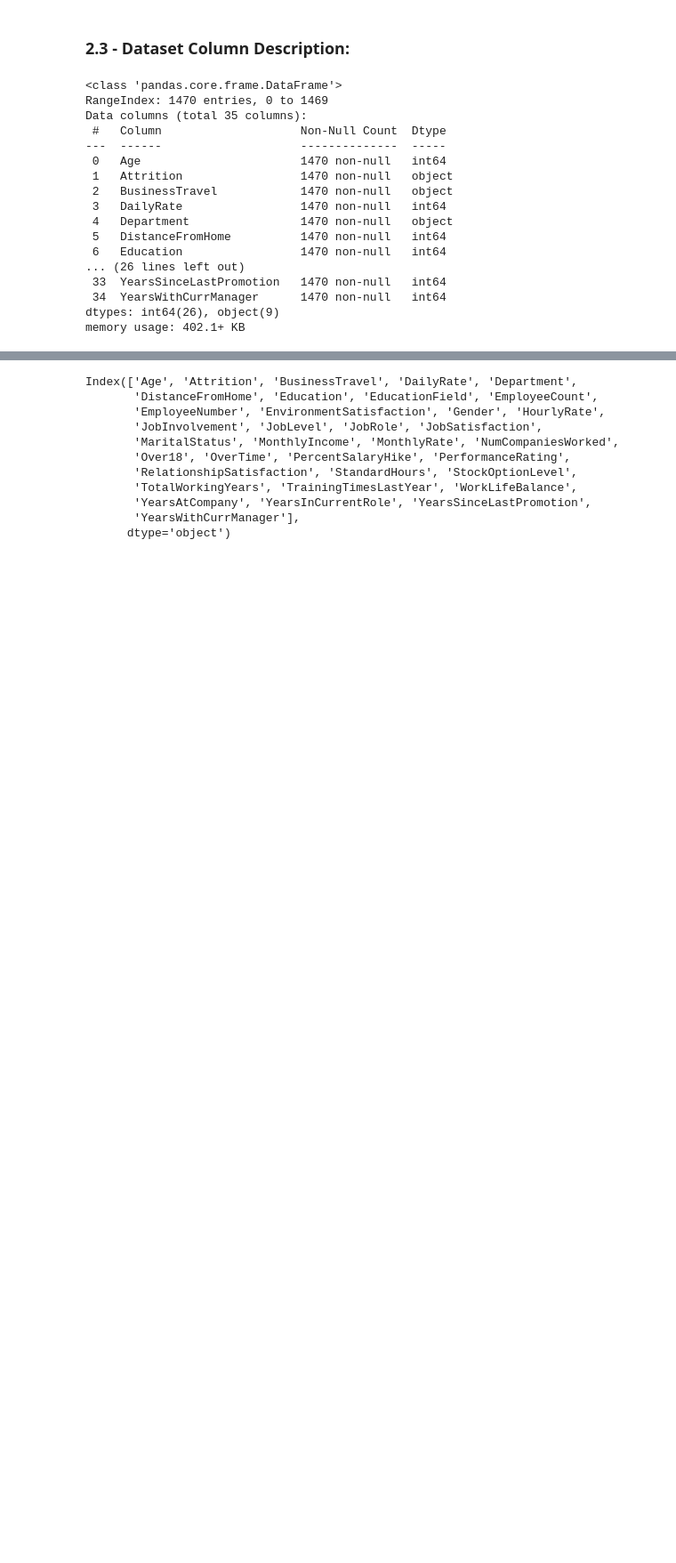
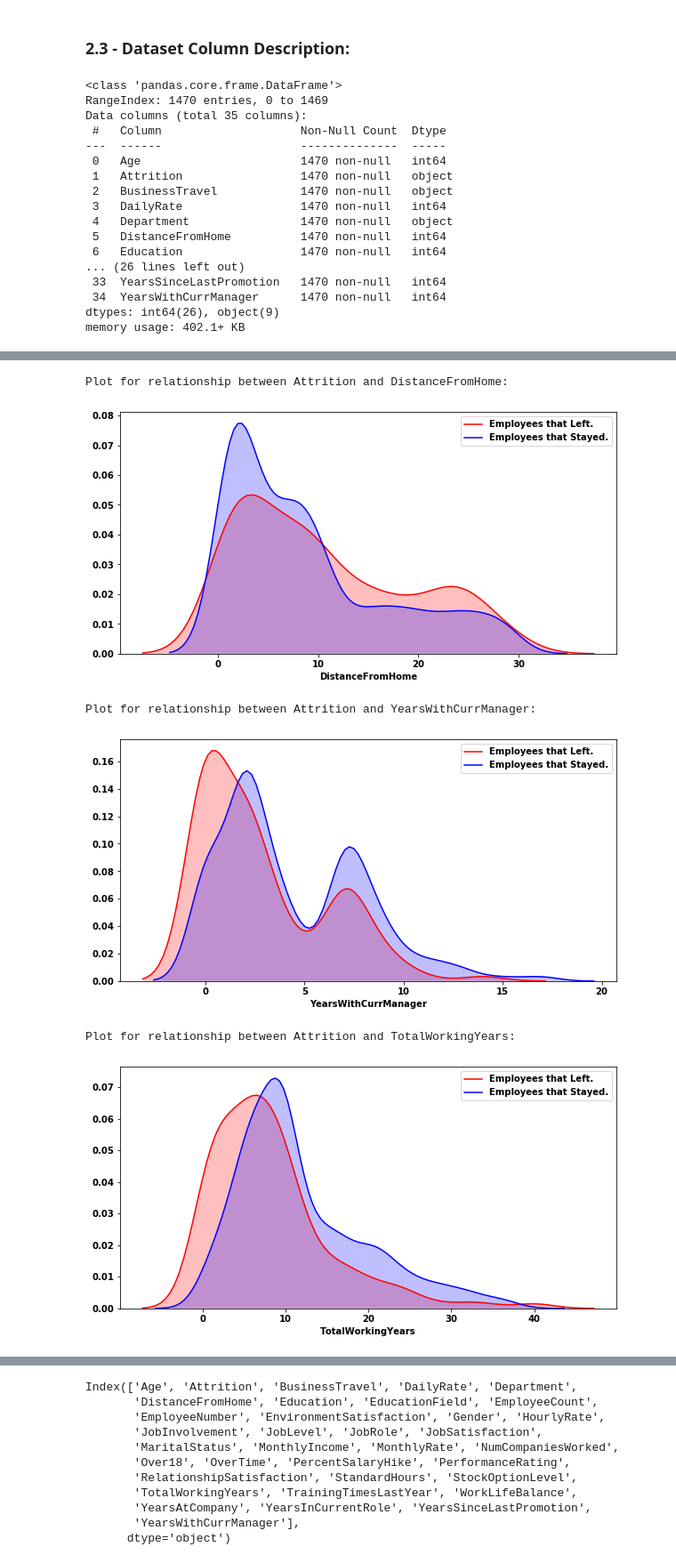
Before and after one commit to ylee9107/DS_Projects_for_Business, a Jupyter notebook: Project 1 - DS for HR department/DSB_Human Resource Department.ipynb, the cells around one changed output, grey strips where cells are left out. Shown: that part at 89% size. Cells and saved outputs as stored; diff of their text form; code cells hidden in the pictures; blank space fills up the shorter version.

```diff
--- a/Project 1 - DS for HR department/DSB_Human Resource Department.ipynb
+++ b/Project 1 - DS for HR department/DSB_Human Resource Department.ipynb
@@ -155,0 +173,9 @@ Image Ref -> Self-made
+# %%
+# Employees that Left the company:
+employee_left_df = employee_data_df[ employee_data_df['Attrition'] == "Yes" ]
+
+# Employees that Stayed at the company:
+employee_stayed_df = employee_data_df[ employee_data_df['Attrition'] == "No" ]
+
+# Define the total number of employees:
+employee_totalCount = len(employee_data_df)
@@ -155,0 +330,26 @@ Image Ref -> Self-made
+# %%
+# Define the Continuous Columns:
+columns_of_interest = ['DistanceFromHome', 'YearsWithCurrManager', 'TotalWorkingYears']
+
+# Plots:
+for col in columns_of_interest:
+    print("Plot for relationship between Attrition and {}:".format(col))
+    plt.figure(figsize=(10, 5))
+
+    # Plot for DistanceFromHome vs. Employees that Left:
+    sns.kdeplot(data=employee_left_df[col], label='Employees that Left.', shade=True, color='Red')
+
+    # Plot for DistanceFromHome vs. Employees that Stayed:
+    sns.kdeplot(data=employee_stayed_df[col], label='Employees that Stayed.', shade=True, color='Blue')
+
+    # Label the X-axis:
+    plt.xlabel(col)
+
+    plt.show()
+# %% [output]
+Plot for relationship between Attrition and DistanceFromHome:
+[figure, added]
+Plot for relationship between Attrition and YearsWithCurrManager:
+[figure, added]
+Plot for relationship between Attrition and TotalWorkingYears:
+[figure, added]
```
Also changed, not shown: parts of 46 cells of this notebook.
